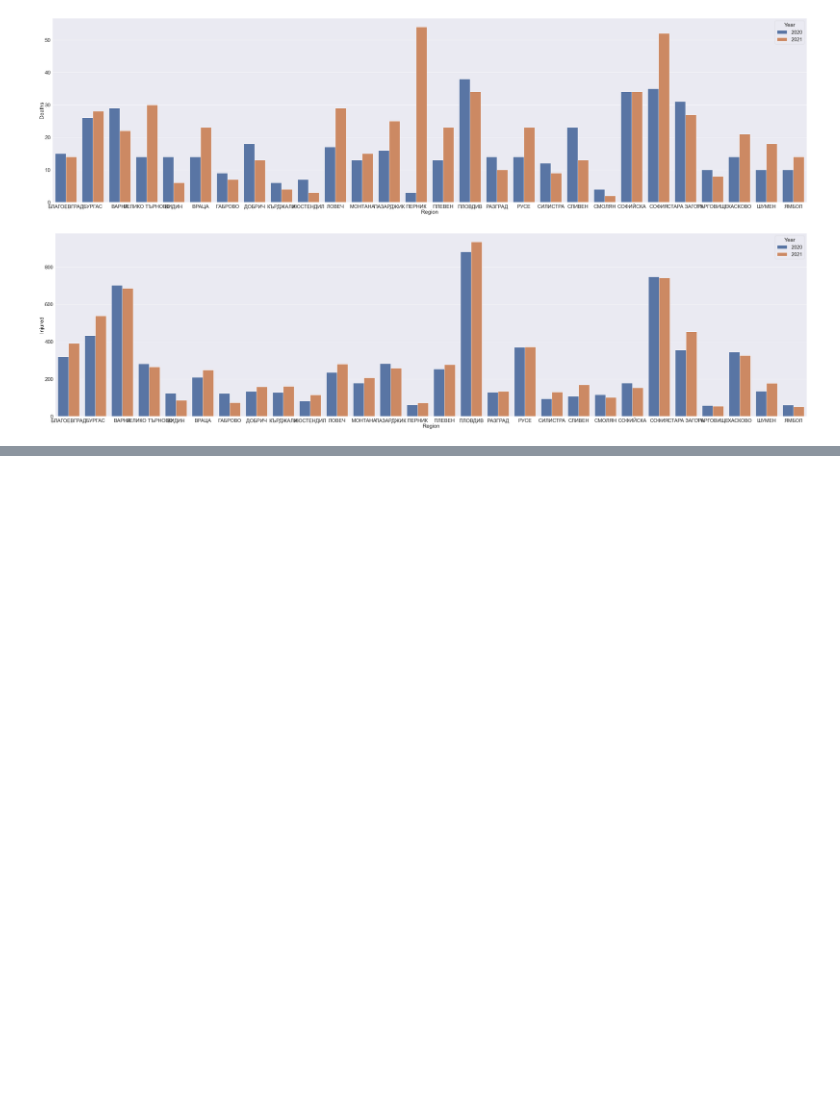
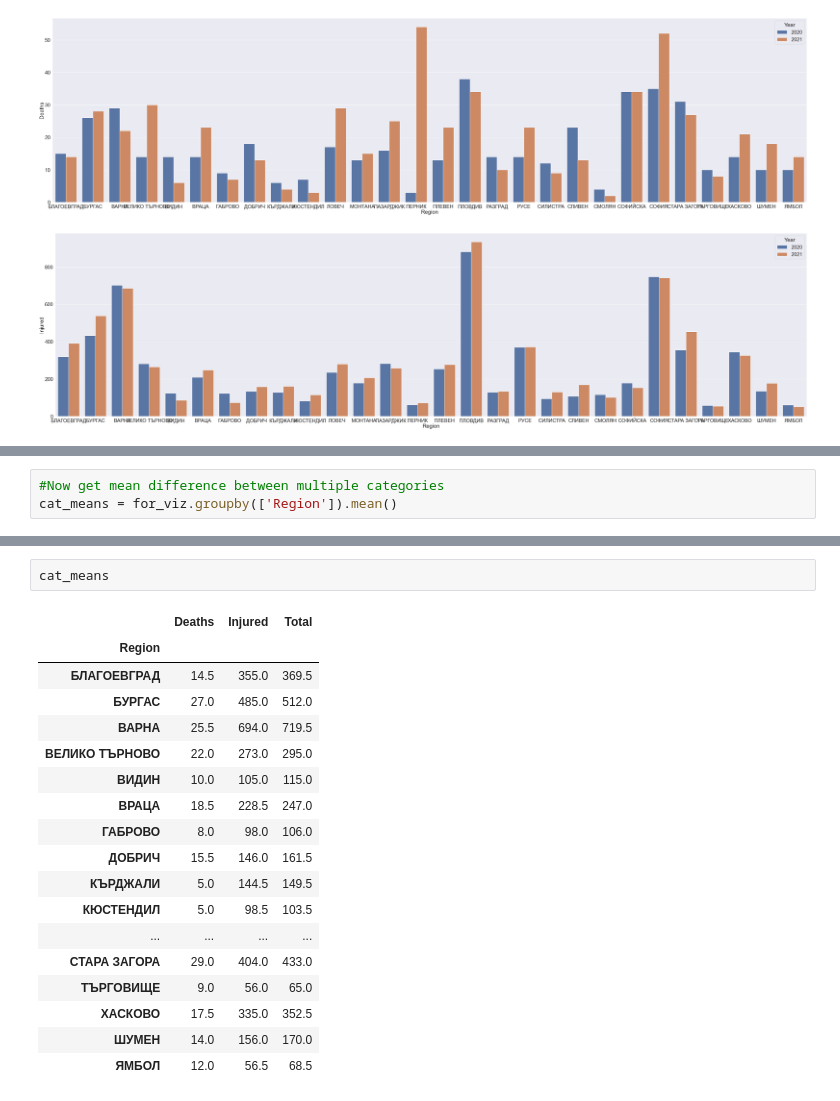
Before and after one commit to KamenDamov/Bulgaria-Accidents, a Jupyter notebook: EDA_and_hypotest.ipynb, the cells around one changed output, grey strips where cells are left out. Saved outputs shown, nothing was run; the diff lists cells and outputs as text; blank space fills up the shorter version.

```diff
--- a/EDA_and_hypotest.ipynb
+++ b/EDA_and_hypotest.ipynb
@@ -410,0 +458,3 @@ for col in cols:
+# %%
+#Now get mean difference between multiple categories
+cat_means = for_viz.groupby(['Region']).mean()
@@ -410,0 +481,21 @@ for col in cols:
+# %%
+cat_means
+# %% [output]
+|  | Deaths | Injured | Total |
+| Region |  |  |  |
+| БЛАГОЕВГРАД | 14.5 | 355.0 | 369.5 |
+| БУРГАС | 27.0 | 485.0 | 512.0 |
+| ВАРНА | 25.5 | 694.0 | 719.5 |
+| ВЕЛИКО ТЪРНОВО | 22.0 | 273.0 | 295.0 |
+| ВИДИН | 10.0 | 105.0 | 115.0 |
+| ВРАЦА | 18.5 | 228.5 | 247.0 |
+| ГАБРОВО | 8.0 | 98.0 | 106.0 |
+| ДОБРИЧ | 15.5 | 146.0 | 161.5 |
+| КЪРДЖАЛИ | 5.0 | 144.5 | 149.5 |
+| КЮСТЕНДИЛ | 5.0 | 98.5 | 103.5 |
+| ... | ... | ... | ... |
+| СТАРА ЗАГОРА | 29.0 | 404.0 | 433.0 |
+| ТЪРГОВИЩЕ | 9.0 | 56.0 | 65.0 |
+| ХАСКОВО | 17.5 | 335.0 | 352.5 |
+| ШУМЕН | 14.0 | 156.0 | 170.0 |
+| ЯМБОЛ | 12.0 | 56.5 | 68.5 |
```
Also changed, not shown: parts of 8 cells of this notebook.
